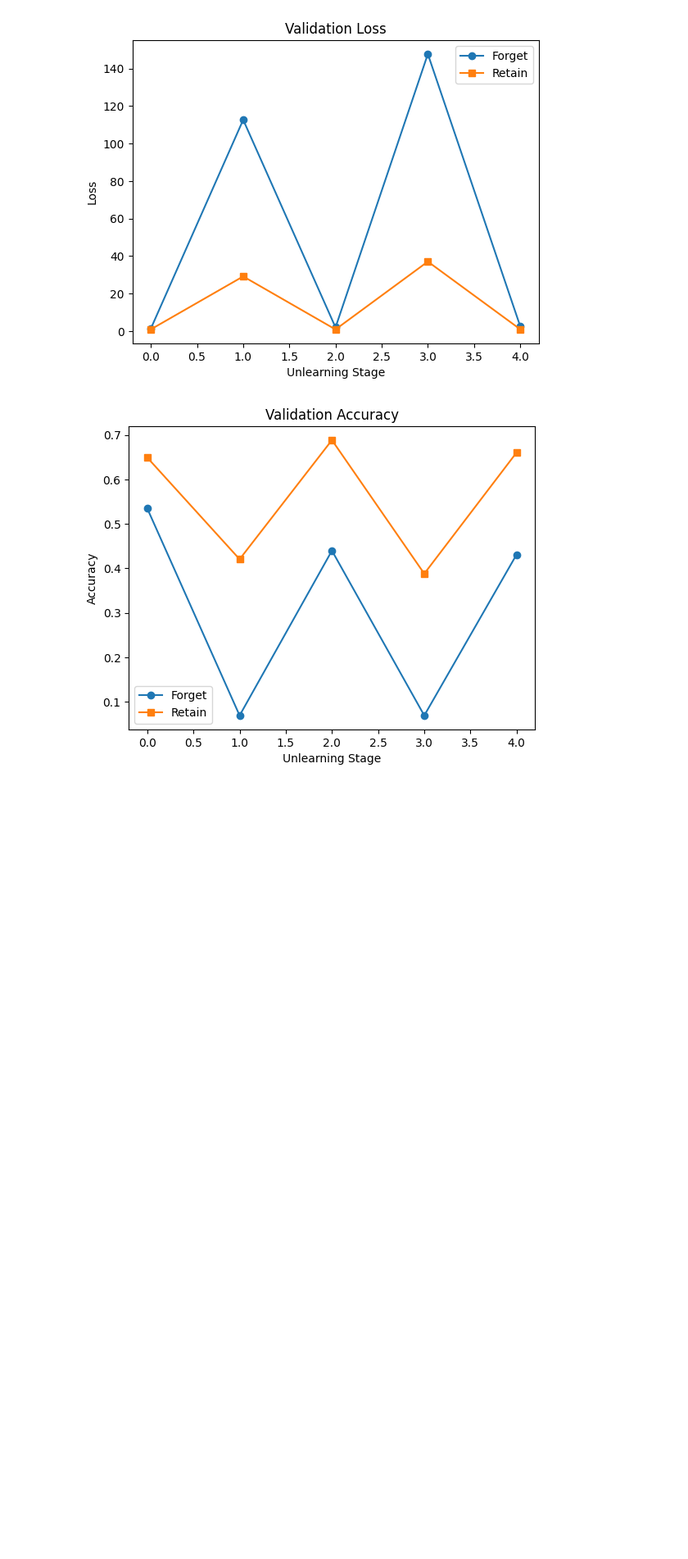
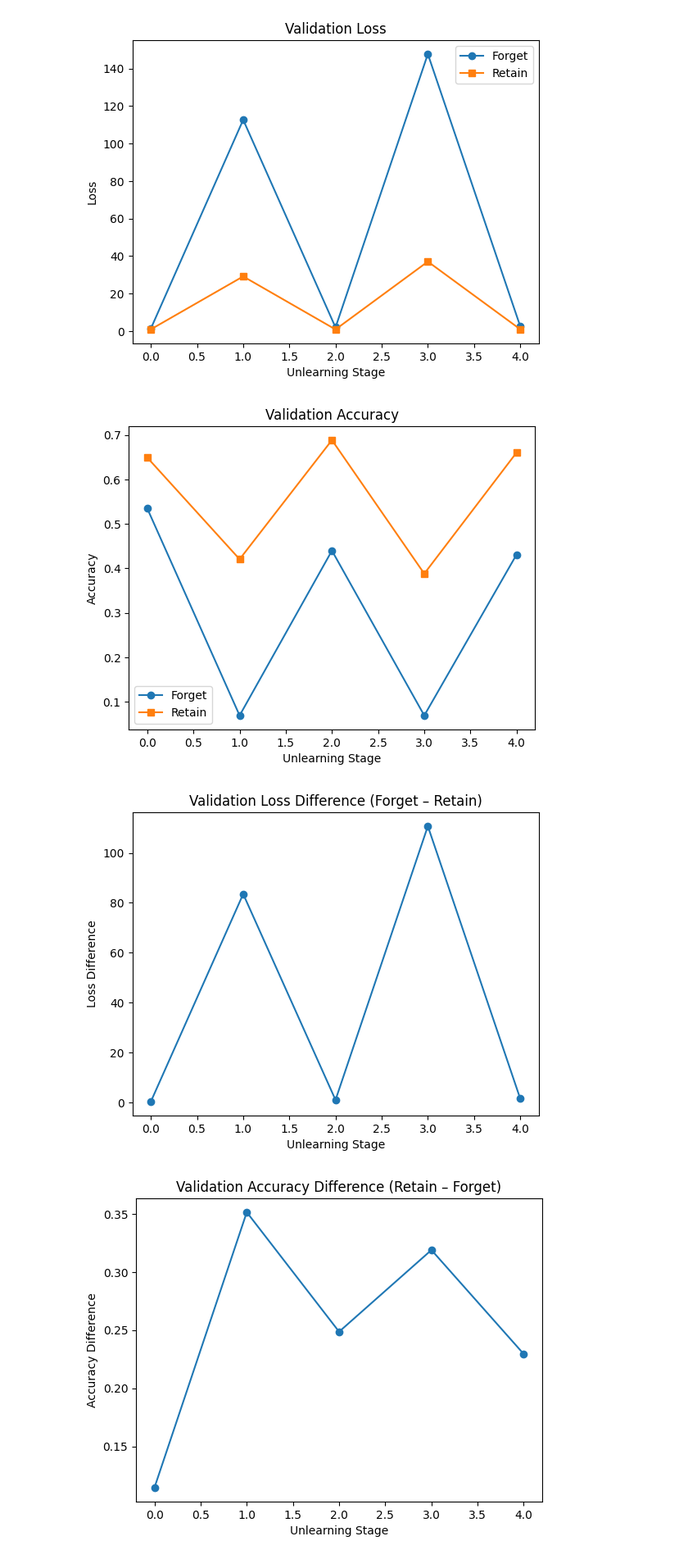
Before and after one commit to amtang325/DL-final-project, a Jupyter notebook: loss_unlearn_plot.ipynb, the cells around one changed output. Shown at 82% size. Saved outputs shown, nothing was run; the diff lists cells and outputs as text; code cells hidden in the pictures; blank space fills up the shorter version.

```diff
--- a/loss_unlearn_plot.ipynb
+++ b/loss_unlearn_plot.ipynb
@@ -56,3 +56,23 @@ plt.legend()
 plt.show()
 # %% [output]
 [figure]
+# %%
+loss_diff = [x - y for x, y in zip(val_loss_forget, val_loss_retain)]
+acc_diff  = [x - y for x, y in zip(val_acc_retain, val_acc_forget)]
+
+plt.figure()
+plt.plot(cycle, loss_diff, marker='o')
+plt.title('Validation Loss Difference (Forget – Retain)')
+plt.xlabel('Unlearning Stage')
+plt.ylabel('Loss Difference')
+plt.show()
+
+plt.figure()
+plt.plot(cycle, acc_diff, marker='o')
+plt.title('Validation Accuracy Difference (Retain – Forget)')
+plt.xlabel('Unlearning Stage')
+plt.ylabel('Accuracy Difference')
+plt.show()
+# %% [output]
+[figure, added]
+[figure, added]
```
